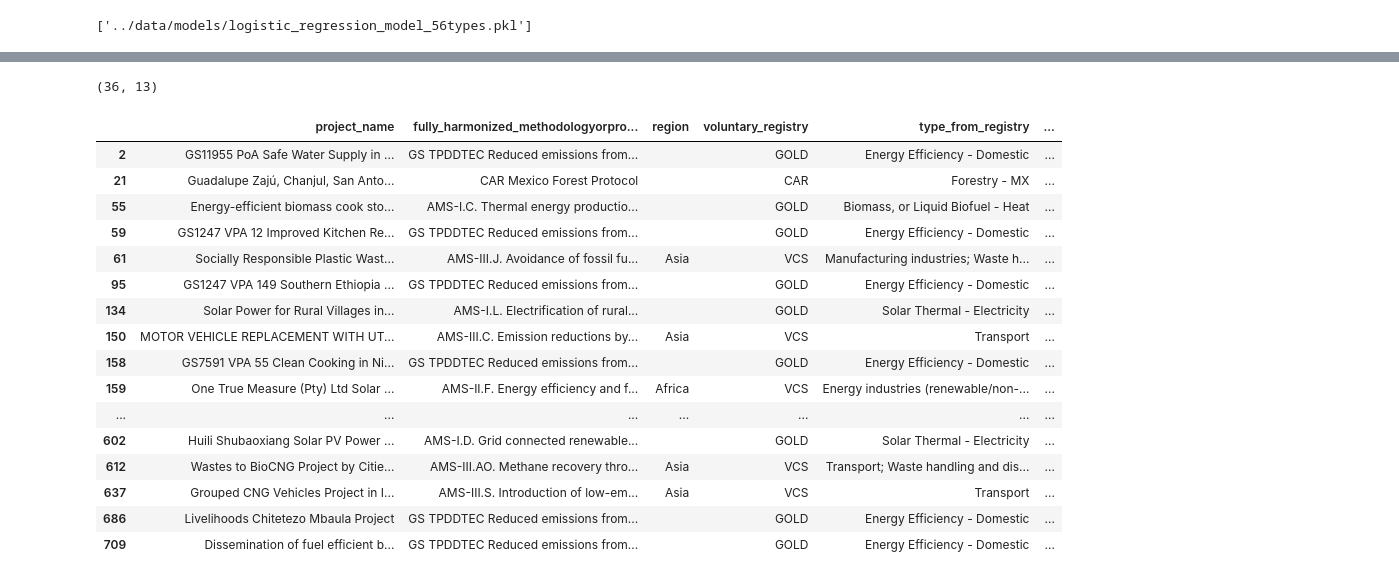
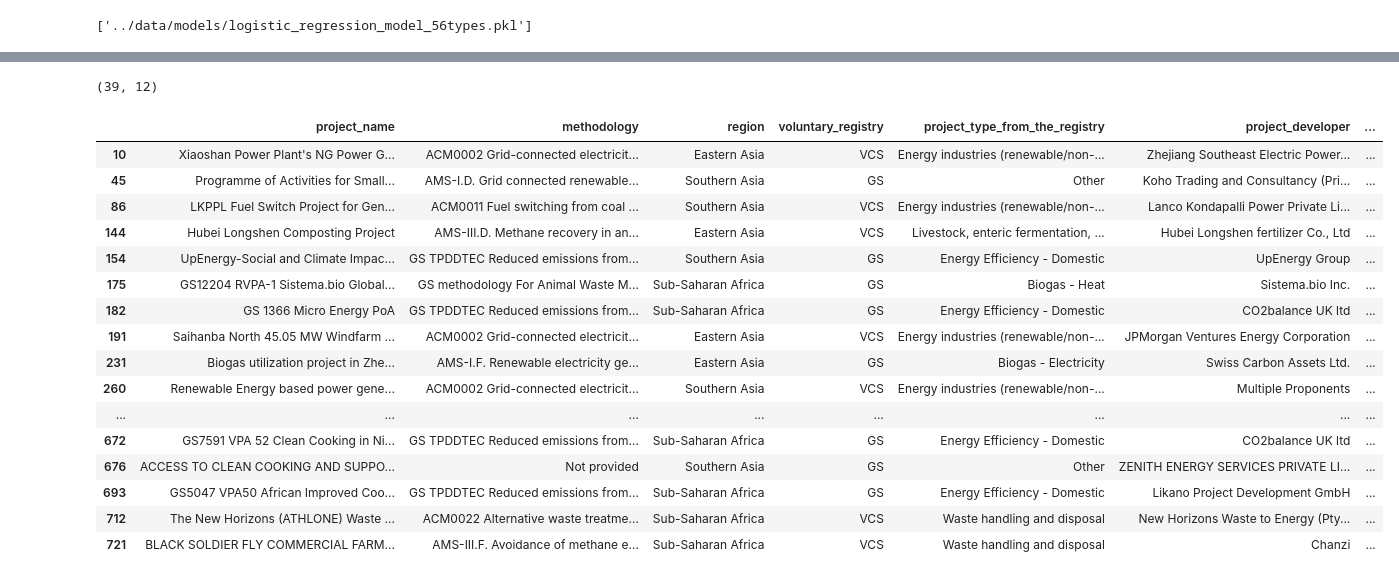
Before and after one commit to MaggieCorry/Capstone_Corry_Hoang_Tajnekar_Rong, a Jupyter notebook: Models/LR_with_Random_under_oversampling-56types.ipynb, the cells around one changed output, grey strips where cells are left out. Cells and saved outputs as stored; diff of their text form; code cells hidden in the pictures.

```diff
--- a/Models/LR_with_Random_under_oversampling-56types.ipynb
+++ b/Models/LR_with_Random_under_oversampling-56types.ipynb
@@ -19,7 +19,7 @@ import joblib
 # %% [markdown]
 ### Read the test and train dataset from the checkpoint
 # %%
-train_df = pd.read_csv("../data/train_dataset_w56types.csv")
+train_df = pd.read_csv("../data/final_train_dataset_w56types.csv")
 # %%
 train_df.shape
 # %% [output]
@@ -77,8 +75,8 @@ type_counts
 # %%
 # Based on the Zscore, the major classes will be undersampled and minority classes will be oversample
 # %%
-X_train_df = train_df.drop(columns=['type'])
-Y_train_df = train_df['type']
+X_train_df = train_df.drop(columns=['project_type'])
+Y_train_df = train_df['project_type']
 # %%
 print(X_train_df.shape)
 # %% [output]
@@ -92,12 +90,12 @@ print(X_train_1.shape, X_val_1.shape, Y_train.shape, Y_val.shape )
 # %%
-X_train = X_train_1.drop(columns=['project_id','rule-based_type_mapping_first', 'methodologyorprotocol'])
-X_val = X_val_1.drop(columns=['project_id','rule-based_type_mapping_first', 'methodologyorprotocol'])
+X_train = X_train_1.drop(columns=['project_id'])
+X_val = X_val_1.drop(columns=['project_id'])
 # %% [markdown]
 ## Encoding the categorical and text features
 # %%
 # Define categorical and text features
-categorical_features = ['region', 'voluntary_registry', 'arborwa_project']
-text_features = ['project_name','fully_harmonized_methodologyorprotocol','type_from_registry', 'project_developer']
+categorical_features = ['region', 'voluntary_registry', 'arb_wa_project']
+text_features = ['project_name','methodology','project_type_from_the_registry', 'project_developer']
 # %%
 from sklearn.pipeline import Pipeline
 from imblearn.over_sampling import RandomOverSampler
@@ -252,44 +250,44 @@ plt.show()
 # %%
 # Create a DataFrame to compare true labels and predictions
 comparison_df = pd.DataFrame({
     'True Label': Y_val,
     'Predicted Label': y_pred,
     'Confidence Level': [max(proba) for proba in y_pred_proba],
     'Correct Prediction': Y_val == y_pred
 })
 
 # Extract the dropped feature from the original X_test
 dropped_feature_project_id = X_val_1['project_id'].reset_index(drop=True)
-dropped_feature_rbtype = X_val_1['rule-based_type_mapping_first'].reset_index(drop=True)
+
 # Concatenate the input features with the comparison DataFrame
 comparison_df = pd.concat([X_val.reset_index(drop=True), comparison_df.reset_index(drop=True)], axis=1)
 
 # Add the dropped feature to the comparison DataFrame
 comparison_df['project_id'] = dropped_feature_project_id
-comparison_df['rule-based_type_mapping_first'] = dropped_feature_rbtype
+
 # Display the DataFrame with incorrect predictions
 incorrect_predictions = comparison_df[~comparison_df['Correct Prediction']]
 print(incorrect_predictions.shape)
 incorrect_predictions
 # %% [output]
-(36, 13)
+(39, 12)
-|  | project_name | fully_harmonized_methodologyorpro... | region | voluntary_registry | type_from_registry | ... |
-| 2 | GS11955 PoA Safe Water Supply in ... | GS TPDDTEC Reduced emissions from... |  | GOLD | Energy Efficiency - Domestic | ... |
-| 21 | Guadalupe Zajú, Chanjul, San Anto... | CAR Mexico Forest Protocol |  | CAR | Forestry - MX | ... |
-| 55 | Energy-efficient biomass cook sto... | AMS-I.C. Thermal energy productio... |  | GOLD | Biomass, or Liquid Biofuel - Heat | ... |
-| 59 | GS1247 VPA 12 Improved Kitchen Re... | GS TPDDTEC Reduced emissions from... |  | GOLD | Energy Efficiency - Domestic | ... |
-| 61 | Socially Responsible Plastic Wast... | AMS-III.J. Avoidance of fossil fu... | Asia | VCS | Manufacturing industries; Waste h... | ... |
-| 95 | GS1247 VPA 149 Southern Ethiopia ... | GS TPDDTEC Reduced emissions from... |  | GOLD | Energy Efficiency - Domestic | ... |
-| 134 | Solar Power for Rural Villages in... | AMS-I.L. Electrification of rural... |  | GOLD | Solar Thermal - Electricity | ... |
-| 150 | MOTOR VEHICLE REPLACEMENT WITH UT... | AMS-III.C. Emission reductions by... | Asia | VCS | Transport | ... |
-| 158 | GS7591 VPA 55 Clean Cooking in Ni... | GS TPDDTEC Reduced emissions from... |  | GOLD | Energy Efficiency - Domestic | ... |
-| 159 | One True Measure (Pty) Ltd Solar ... | AMS-II.F. Energy efficiency and f... | Africa | VCS | Energy industries (renewable/non-... | ... |
-| ... | ... | ... | ... | ... | ... | ... |
-| 602 | Huili Shubaoxiang Solar PV Power ... | AMS-I.D. Grid connected renewable... |  | GOLD | Solar Thermal - Electricity | ... |
-| 612 | Wastes to BioCNG Project by Citie... | AMS-III.AO. Methane recovery thro... | Asia | VCS | Transport; Waste handling and dis... | ... |
-| 637 | Grouped CNG Vehicles Project in I... | AMS-III.S. Introduction of low-em... | Asia | VCS | Transport | ... |
-| 686 | Livelihoods Chitetezo Mbaula Project | GS TPDDTEC Reduced emissions from... |  | GOLD | Energy Efficiency - Domestic | ... |
-| 709 | Dissemination of fuel efficient b... | GS TPDDTEC Reduced emissions from... |  | GOLD | Energy Efficiency - Domestic | ... |
+|  | project_name | methodology | region | voluntary_registry | project_type_from_the_registry | project_developer | ... |
+| 10 | Xiaoshan Power Plant's NG Power G... | ACM0002 Grid-connected electricit... | Eastern Asia | VCS | Energy industries (renewable/non-... | Zhejiang Southeast Electric Power... | ... |
+| 45 | Programme of Activities for Small... | AMS-I.D. Grid connected renewable... | Southern Asia | GS | Other | Koho Trading and Consultancy (Pri... | ... |
+| 86 | LKPPL Fuel Switch Project for Gen... | ACM0011 Fuel switching from coal ... | Southern Asia | VCS | Energy industries (renewable/non-... | Lanco Kondapalli Power Private Li... | ... |
+| 144 | Hubei Longshen Composting Project | AMS-III.D. Methane recovery in an... | Eastern Asia | VCS | Livestock, enteric fermentation, ... | Hubei Longshen fertilizer Co., Ltd | ... |
+| 154 | UpEnergy-Social and Climate Impac... | GS TPDDTEC Reduced emissions from... | Southern Asia | GS | Energy Efficiency - Domestic | UpEnergy Group | ... |
+| 175 | GS12204 RVPA-1 Sistema.bio Global... | GS methodology For Animal Waste M... | Sub-Saharan Africa | GS | Biogas - Heat | Sistema.bio Inc. | ... |
+| 182 | GS 1366 Micro Energy PoA | GS TPDDTEC Reduced emissions from... | Sub-Saharan Africa | GS | Energy Efficiency - Domestic | CO2balance UK ltd | ... |
+| 191 | Saihanba North 45.05 MW Windfarm ... | ACM0002 Grid-connected electricit... | Eastern Asia | VCS | Energy industries (renewable/non-... | JPMorgan Ventures Energy Corporation | ... |
+| 231 | Biogas utilization project in Zhe... | AMS-I.F. Renewable electricity ge... | Eastern Asia | GS | Biogas - Electricity | Swiss Carbon Assets Ltd. | ... |
+| 260 | Renewable Energy based power gene... | ACM0002 Grid-connected electricit... | Southern Asia | VCS | Energy industries (renewable/non-... | Multiple Proponents | ... |
+| ... | ... | ... | ... | ... | ... | ... | ... |
+| 672 | GS7591 VPA 52 Clean Cooking in Ni... | GS TPDDTEC Reduced emissions from... | Sub-Saharan Africa | GS | Energy Efficiency - Domestic | CO2balance UK ltd | ... |
+| 676 | ACCESS TO CLEAN COOKING AND SUPPO... | Not provided | Southern Asia | GS | Other | ZENITH ENERGY SERVICES PRIVATE LI... | ... |
+| 693 | GS5047 VPA50 African Improved Coo... | GS TPDDTEC Reduced emissions from... | Sub-Saharan Africa | GS | Energy Efficiency - Domestic | Likano Project Development GmbH | ... |
+| 712 | The New Horizons (ATHLONE) Waste ... | ACM0022 Alternative waste treatme... | Sub-Saharan Africa | VCS | Waste handling and disposal | New Horizons Waste to Energy (Pty... | ... |
+| 721 | BLACK SOLDIER FLY COMMERCIAL FARM... | AMS-III.F. Avoidance of methane e... | Sub-Saharan Africa | VCS | Waste handling and disposal | Chanzi | ... |
 # %%
 ## Confidence level of the result
 # %%
```
Also changed, not shown: parts of 12 cells of this notebook.
